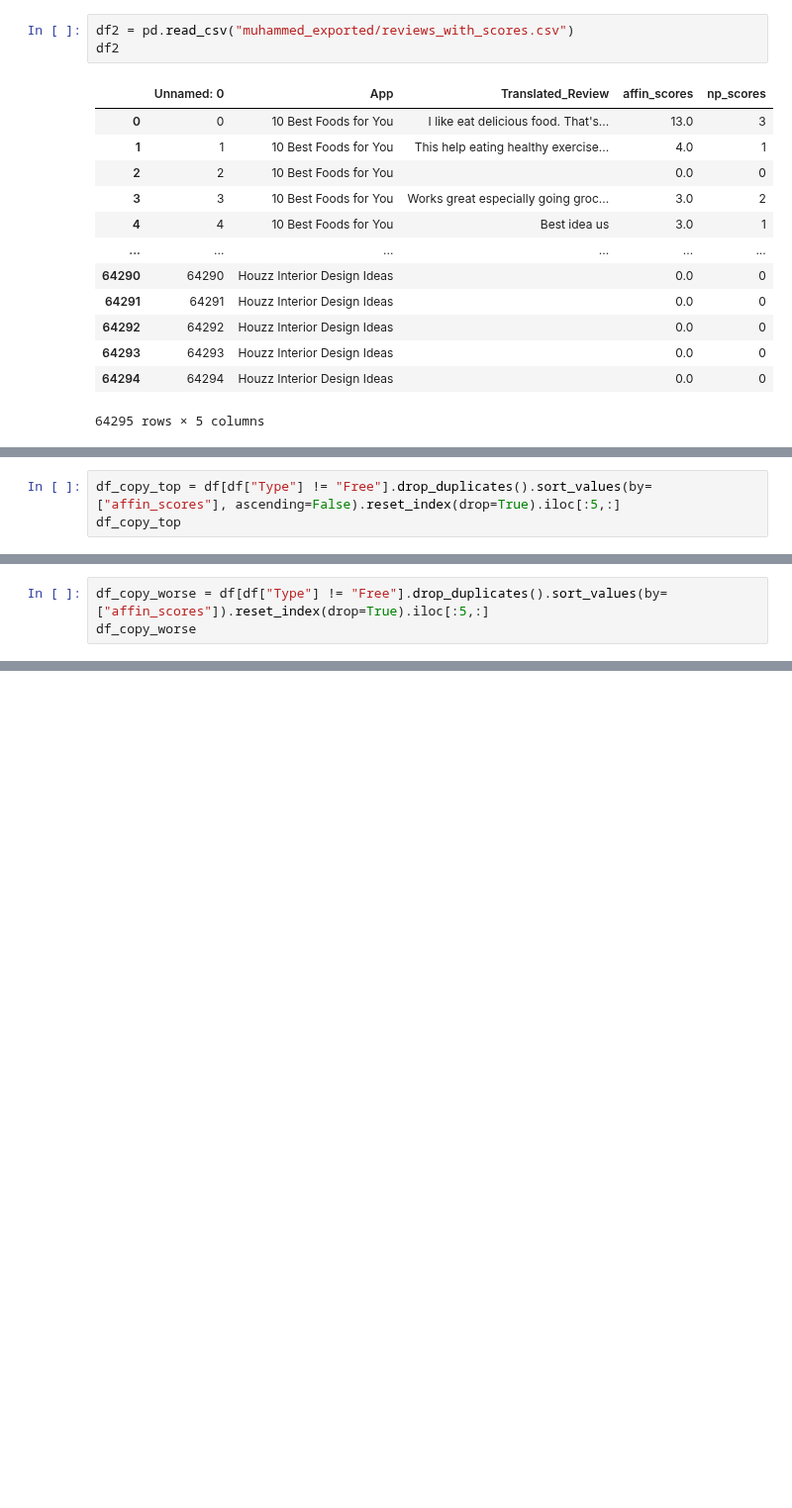
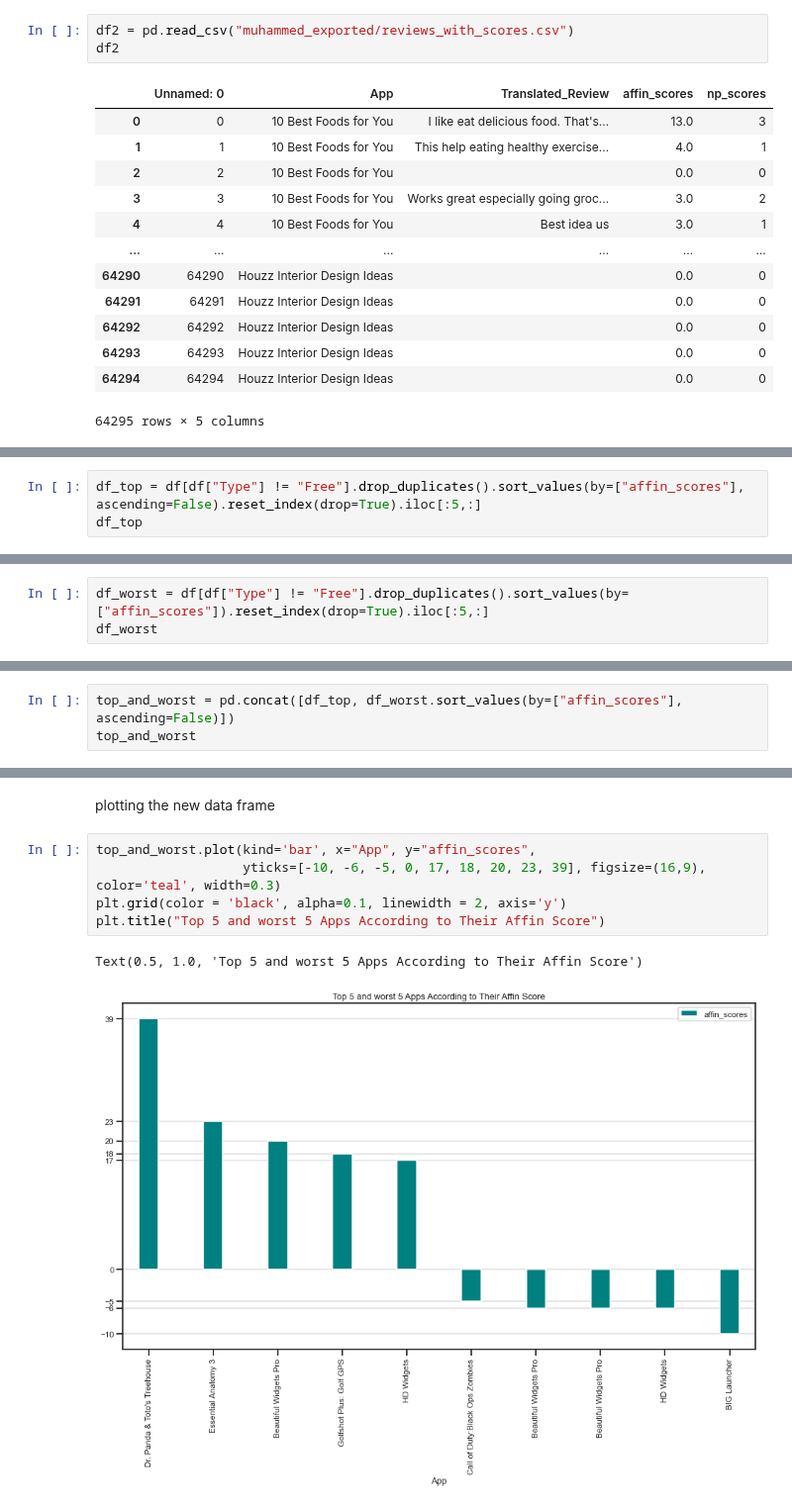
Before and after one commit to shalabajza/Develhope_Project_v2_team-2, a Jupyter notebook: Week 4/Week_4_Task_3_Mohammad.ipynb, the cells around one changed output, grey strips where cells are left out. Shown at 99% size. Cells and saved outputs as stored; diff of their text form; blank space fills up the shorter version.

```diff
--- a/Week 4/Week_4_Task_3_Mohammad.ipynb
+++ b/Week 4/Week_4_Task_3_Mohammad.ipynb
@@ -68,6 +75,6 @@ df
 # %%
-df_copy_top = df[df["Type"] != "Free"].drop_duplicates().sort_values(by=["affin_scores"], ascending=False).reset_index(drop=True).iloc[:5,:]
-df_copy_top
+df_top = df[df["Type"] != "Free"].drop_duplicates().sort_values(by=["affin_scores"], ascending=False).reset_index(drop=True).iloc[:5,:]
+df_top
 # %% [output]
 |  | App | Category | Rating | Reviews | Size | Installs | Type | Price | Content_Rating | ... |
 | 0 | Dr. Panda & Toto's Treehouse | FAMILY | 4.4 | 3396 | 9.5 | 50000 | Paid | 3.99 | Everyone | ... |
@@ -78,6 +87,6 @@ df_copy_top
 # %%
-df_copy_worse = df[df["Type"] != "Free"].drop_duplicates().sort_values(by=["affin_scores"]).reset_index(drop=True).iloc[:5,:]
-df_copy_worse
+df_worst = df[df["Type"] != "Free"].drop_duplicates().sort_values(by=["affin_scores"]).reset_index(drop=True).iloc[:5,:]
+df_worst
 # %% [output]
 |  | App | Category | Rating | Reviews | Size | Installs | Type | Price | Content_Rating | ... |
 | 0 | BIG Launcher | PERSONALIZATION | 4.3 | 881 | 5.9 | 10000 | Paid | 9.99 | Everyone | ... |
@@ -87,0 +99,3 @@ df_copy_worse
+# %%
+top_and_worst = pd.concat([df_top, df_worst.sort_values(by=["affin_scores"], ascending=False)])
+top_and_worst
@@ -87,0 +114,10 @@ df_copy_worse
+# %% [markdown]
+plotting the new data frame
+# %%
+top_and_worst.plot(kind='bar', x="App", y="affin_scores",
+                   yticks=[-10, -6, -5, 0, 17, 18, 20, 23, 39], figsize=(16,9), color='teal', width=0.3)
+plt.grid(color = 'black', alpha=0.1, linewidth = 2, axis='y')
+plt.title("Top 5 and worst 5 Apps According to Their Affin Score")
+# %% [output]
+Text(0.5, 1.0, 'Top 5 and worst 5 Apps According to Their Affin Score')
+[figure, added]
```
Also changed, not shown: parts of 8 cells of this notebook.
